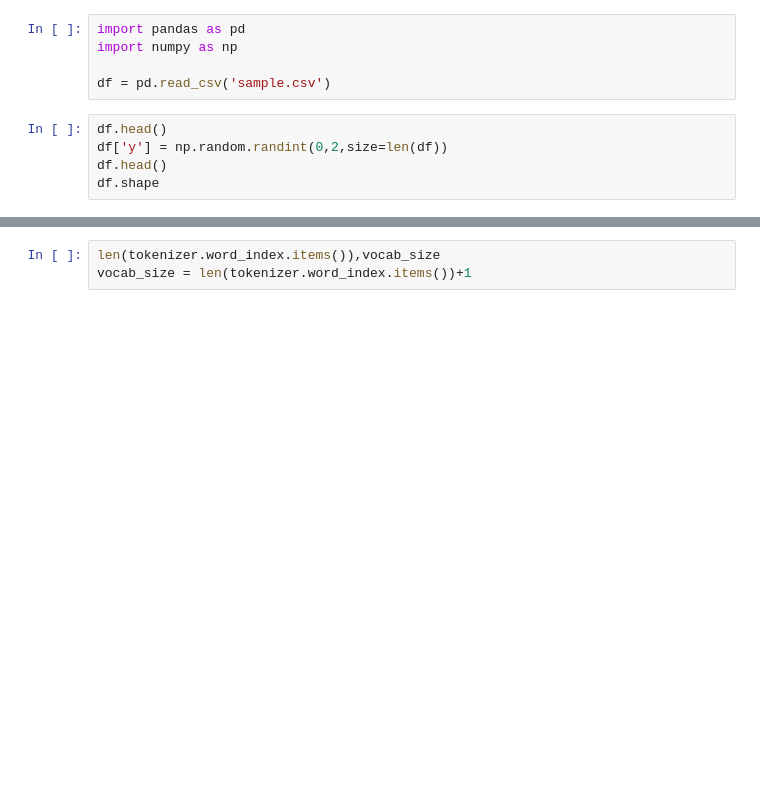
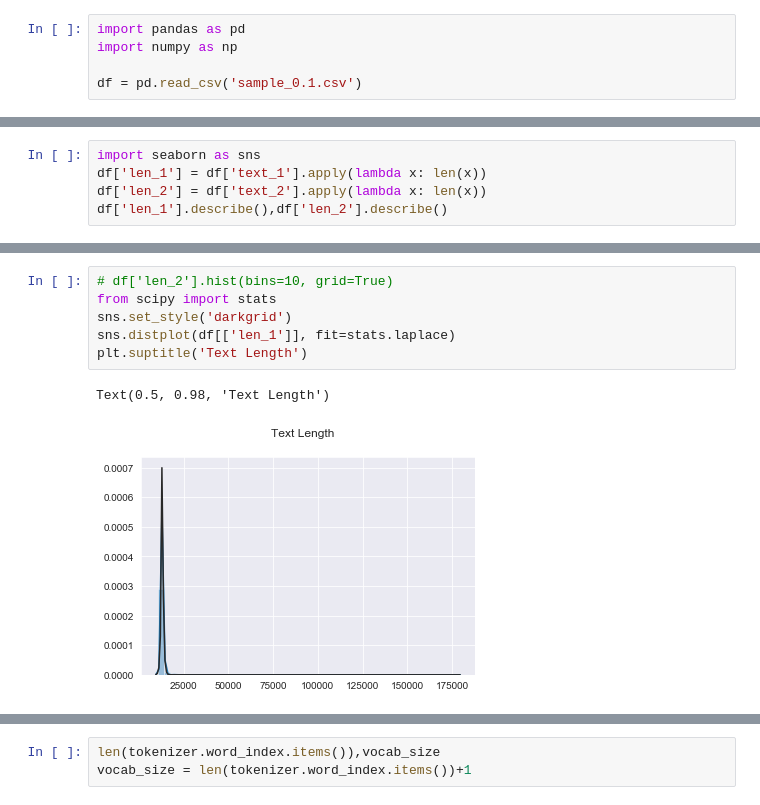
Before and after one commit to NachiLieder/pan20-authorship-verification, a Jupyter notebook: create_embedding.ipynb, the cells around one changed output, grey strips where cells are left out. Cells and saved outputs as stored; diff of their text form; blank space fills up the shorter version.

```diff
--- a/create_embedding.ipynb
+++ b/create_embedding.ipynb
@@ -14,9 +26,4 @@ import matplotlib.pyplot as plt
 import pandas as pd
 import numpy as np
 
-df = pd.read_csv('sample.csv')
+df = pd.read_csv('sample_0.1.csv')
-# %%
-df.head()
-df['y'] = np.random.randint(0,2,size=len(df))
-df.head()
-df.shape
@@ -24,0 +30,5 @@ df.shape
+# %%
+import seaborn as sns
+df['len_1'] = df['text_1'].apply(lambda x: len(x))
+df['len_2'] = df['text_2'].apply(lambda x: len(x))
+df['len_1'].describe(),df['len_2'].describe()
@@ -24,0 +54,9 @@ df.shape
+# %%
+# df['len_2'].hist(bins=10, grid=True)
+from scipy import stats
+sns.set_style('darkgrid')
+sns.distplot(df[['len_1']], fit=stats.laplace)
+plt.suptitle('Text Length')
+# %% [output]
+Text(0.5, 0.98, 'Text Length')
+[figure, added]
```
Also changed, not shown: parts of 35 cells of this notebook, 1 other file.
